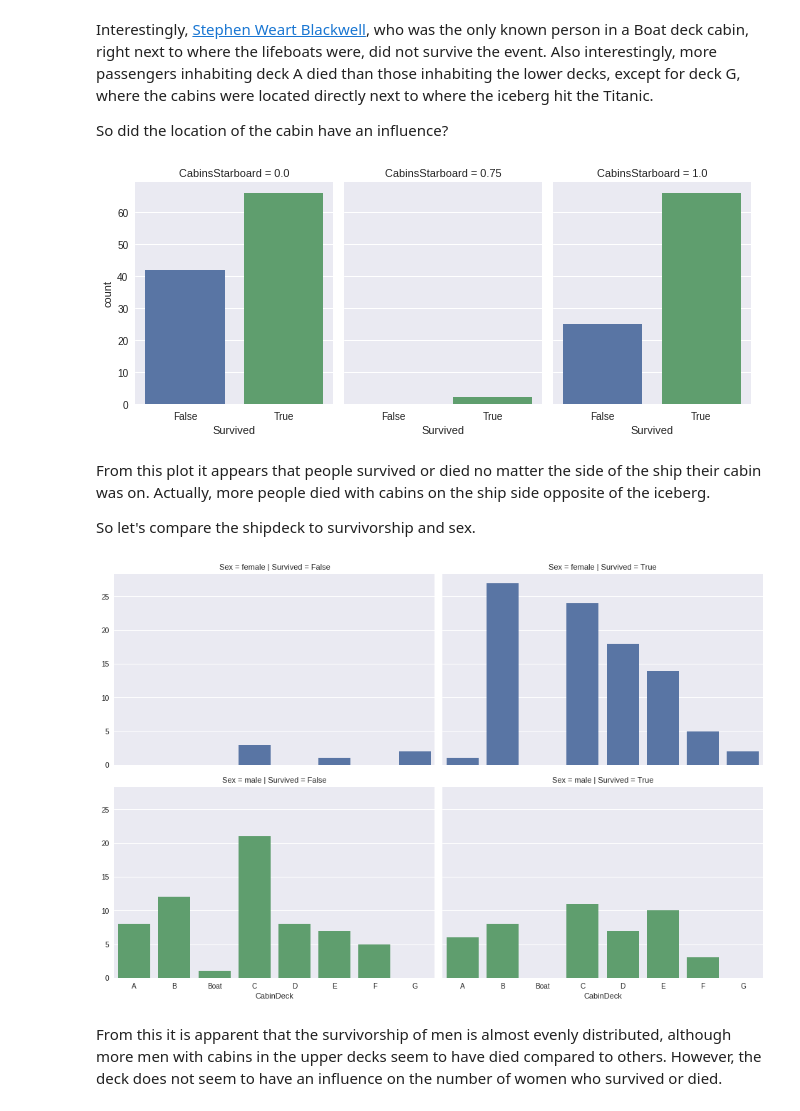
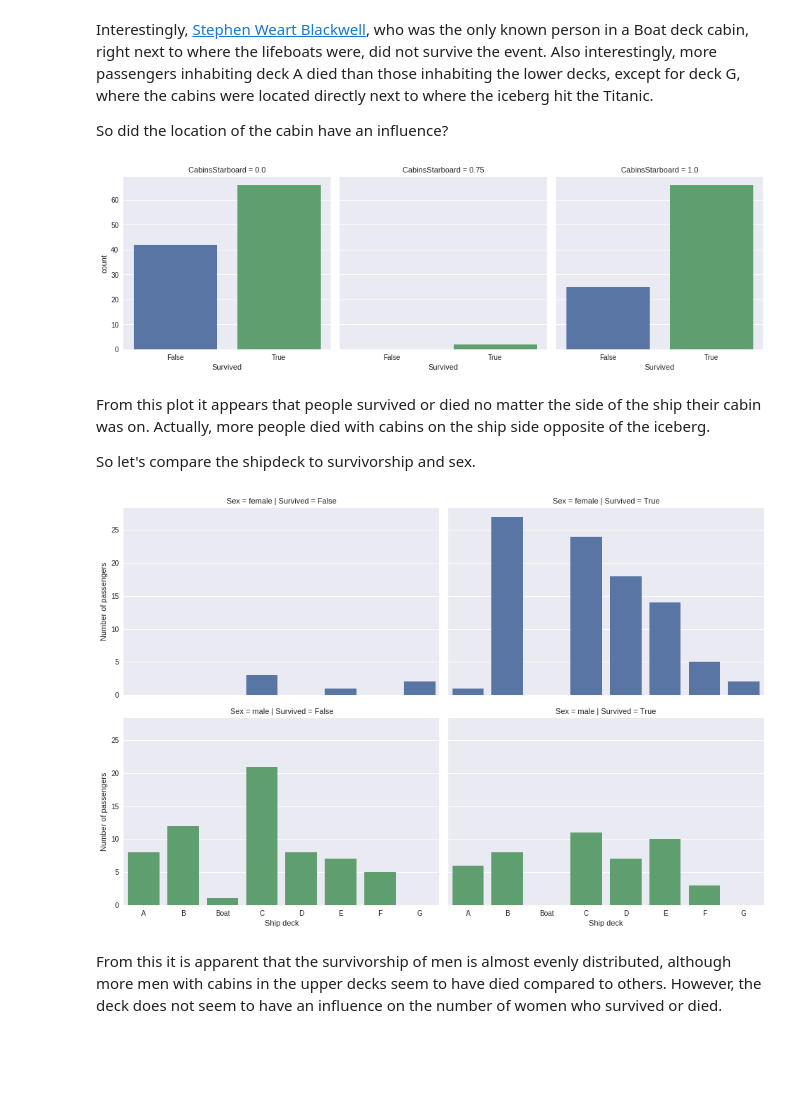
Before and after one commit to sunsided/DAND-Titanic, a Jupyter notebook: titanic.ipynb, the cells around one changed output. Cells and saved outputs as stored; diff of their text form; code cells hidden in the pictures; blank space fills up the shorter version.

```diff
--- a/titanic.ipynb
+++ b/titanic.ipynb
@@ -829,18 +868,19 @@ So did the location of the cabin have an influence?
 # %%
 sns.factorplot('Survived', col='CabinsStarboard', col_wrap=4,
                data=titanic,
-               kind='count', size=4, aspect=0.75);
+               kind='count', size=4.4, aspect=1.0);
 # %% [output]
-[figure, old version]
+[figure, new version]
 # %% [markdown]
 From this plot it appears that people survived or died no matter the side of the ship their cabin was on. Actually, more people died with cabins on the ship side opposite of the iceberg.
 
 So let's compare the shipdeck to survivorship and sex.
 # %%
 g = sns.FacetGrid(titanic, col='Survived', row='Sex', size=4.4, aspect=1.5, hue='Sex')
-g.map(sns.countplot, 'CabinDeck');
+g.map(sns.countplot, 'CabinDeck')
+g.set_axis_labels("Ship deck", "Number of passengers");
 # %% [output]
-[figure, old version]
+[figure, new version]
 # %% [markdown]
 From this it is apparent that the survivorship of men is almost evenly distributed, although more men with cabins in the upper decks seem to have died compared to others. However, the deck does not seem to have an influence on the number of women who survived or died.
 # %% [markdown]
```
Also changed, not shown: parts of 18 cells of this notebook, 1 other file.
